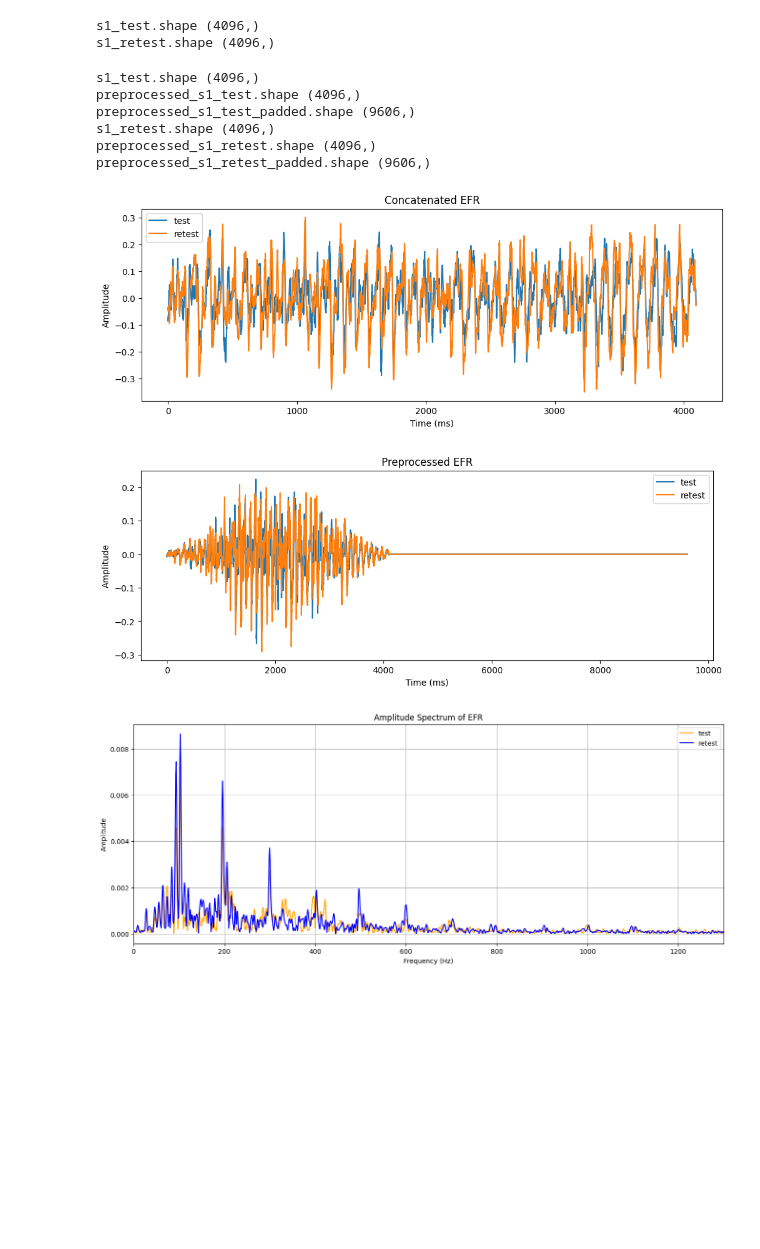
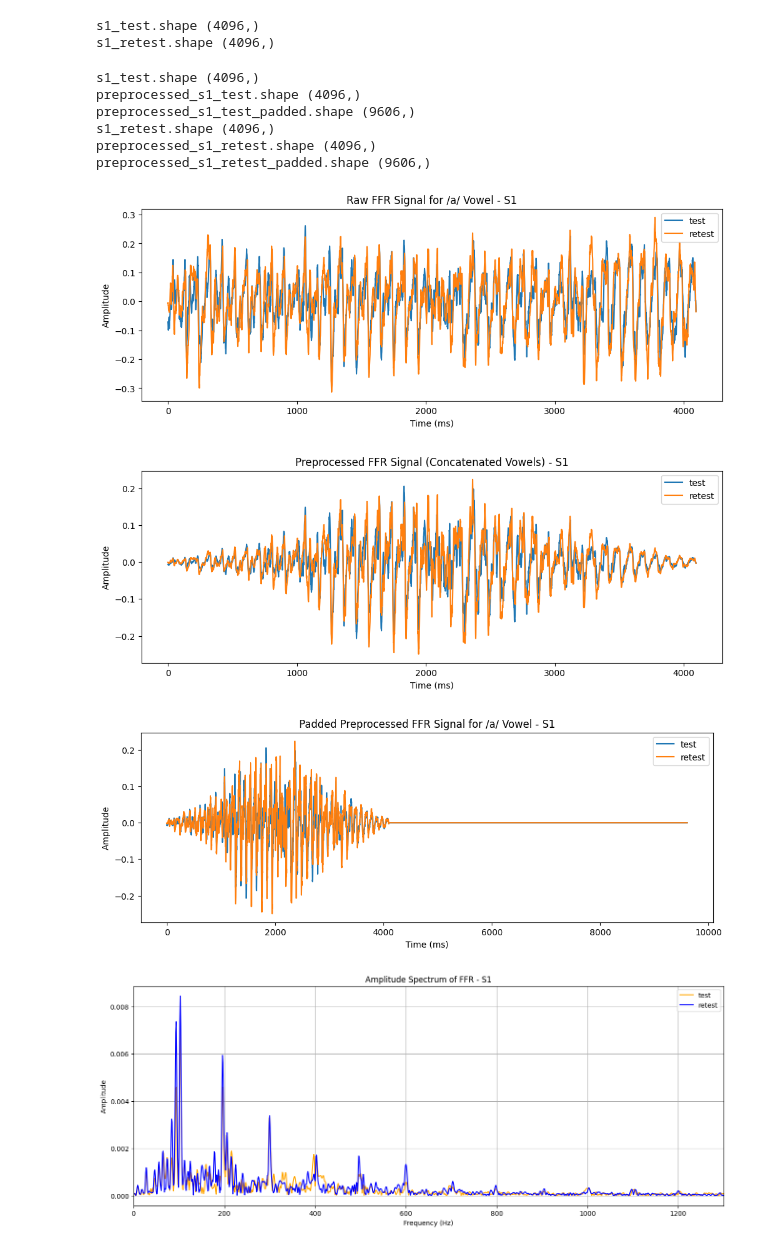
Before and after one commit to YahyaAlaaMassoud/ml-listener-classification, a Jupyter notebook: SpeechFFR.ipynb, the cells around one changed output. Drawn from its saved outputs; the diff is of its cells as text; code cells hidden in the pictures; blank space fills up the shorter version.

```diff
--- a/SpeechFFR.ipynb
+++ b/SpeechFFR.ipynb
@@ -182,8 +182,13 @@ retest_dataset_v2 = concatenate_vowels_v2(df_retest)
 # %%
 !rm -rf concat_test concat_retest
 # %%
-s1_test = test_dataset_v2['S1'][1]
-s1_retest = retest_dataset_v2['S1'][1]
+# s1_test = test_dataset_v2['S1'][1]
+# s1_retest = retest_dataset_v2['S1'][1]
+
+subject = 'S1'
+
+s1_test = (test_dataset_v2[subject][0] + test_dataset_v2[subject][1]) / 2
+s1_retest = (retest_dataset_v2[subject][0] + retest_dataset_v2[subject][1]) / 2
 
 print('s1_test.shape', s1_test.shape)
 print('s1_retest.shape', s1_retest.shape)
@@ -222,6 +227,9 @@ def preprocess_signal(input_signal, sampling_rate=9606):
 
     return signal_windowed, signal_padded
 
+# s1_test = s1_test[:1024]
+# s1_retest = s1_retest[:1024]
+
 preprocessed_s1_test, preprocessed_s1_test_padded = preprocess_signal(s1_test, sampling_rate=9606)
 preprocessed_s1_retest, preprocessed_s1_retest_padded = preprocess_signal(s1_retest, sampling_rate=9606)
 
@@ -230,37 +238,51 @@ print('preprocessed_s1_test.shape', preprocessed_s1_test.shape)
 print('preprocessed_s1_test_padded.shape', preprocessed_s1_test_padded.shape)
 
 print('s1_retest.shape', s1_retest.shape)
 print('preprocessed_s1_retest.shape', preprocessed_s1_retest.shape)
 print('preprocessed_s1_retest_padded.shape', preprocessed_s1_retest_padded.shape)
 
 # Plotting the FFR data
 plt.figure(figsize=(12, 4))
 plt.plot(s1_test, label='test')
 plt.plot(s1_retest, label='retest')
-plt.title('Concatenated EFR')
+# plt.title('Concatenated EFR')
+plt.title(f'Raw FFR Signal for /a/ Vowel - {subject}')
+plt.xlabel('Time (ms)')
+plt.ylabel('Amplitude')
+plt.legend()
+plt.show()
+
+# Plotting the FFR data
+plt.figure(figsize=(12, 4))
+plt.plot(preprocessed_s1_test, label='test')
+plt.plot(preprocessed_s1_retest, label='retest')
+# plt.title('Preprocessed EFR')
+plt.title(f'Preprocessed FFR Signal (Concatenated Vowels) - {subject}')
 plt.xlabel('Time (ms)')
 plt.ylabel('Amplitude')
 plt.legend()
 plt.show()
 
 # Plotting the FFR data
 plt.figure(figsize=(12, 4))
 plt.plot(preprocessed_s1_test_padded, label='test')
 plt.plot(preprocessed_s1_retest_padded, label='retest')
-plt.title('Preprocessed EFR')
+# plt.title('Preprocessed EFR')
+plt.title(f'Padded Preprocessed FFR Signal for /a/ Vowel - {subject}')
 plt.xlabel('Time (ms)')
 plt.ylabel('Amplitude')
 plt.legend()
 plt.show()
 # %% [output]
 s1_test.shape (4096,)
 preprocessed_s1_test.shape (4096,)
 preprocessed_s1_test_padded.shape (9606,)
 s1_retest.shape (4096,)
 preprocessed_s1_retest.shape (4096,)
 preprocessed_s1_retest_padded.shape (9606,)
-[figure, old version]
+[figure, new version]
-[figure, old version]
+[figure, new version]
+[figure, added]
 # %%
 from scipy.fft import fft
 
@@ -291,7 +313,8 @@ freq_vector_s1_retest, amplitude_spectrum_s1_retest = calculate_amplitude_spectr
 plt.figure(figsize=(16, 6))
 plt.plot(freq_vector_s1_test, amplitude_spectrum_s1_test, "orange", label='test')
 plt.plot(freq_vector_s1_retest, amplitude_spectrum_s1_retest, "blue", label='retest')
-plt.title("Amplitude Spectrum of EFR")
+# plt.title("Amplitude Spectrum of EFR")
+plt.title(f"Amplitude Spectrum of FFR - {subject}")
 plt.xlabel("Frequency (Hz)")
 plt.ylabel("Amplitude")
 plt.xlim(0, 1300)  # Limit the x-axis to 500 Hz to focus on the lower frequencies
@@ -300,7 +323,7 @@ plt.legend()
 plt.grid(True)
 plt.show()
 # %% [output]
-[figure, old version]
+[figure, new version]
 # %%
 # Define the sampling frequency based on the duration of the signal and number of samples
 fs = len(preprocessed_s1_test) / 0.4264  # Number of samples divided by the total duration in seconds (4096/9606)
```
Also changed, not shown: parts of 4 cells of this notebook, 3 other files.
